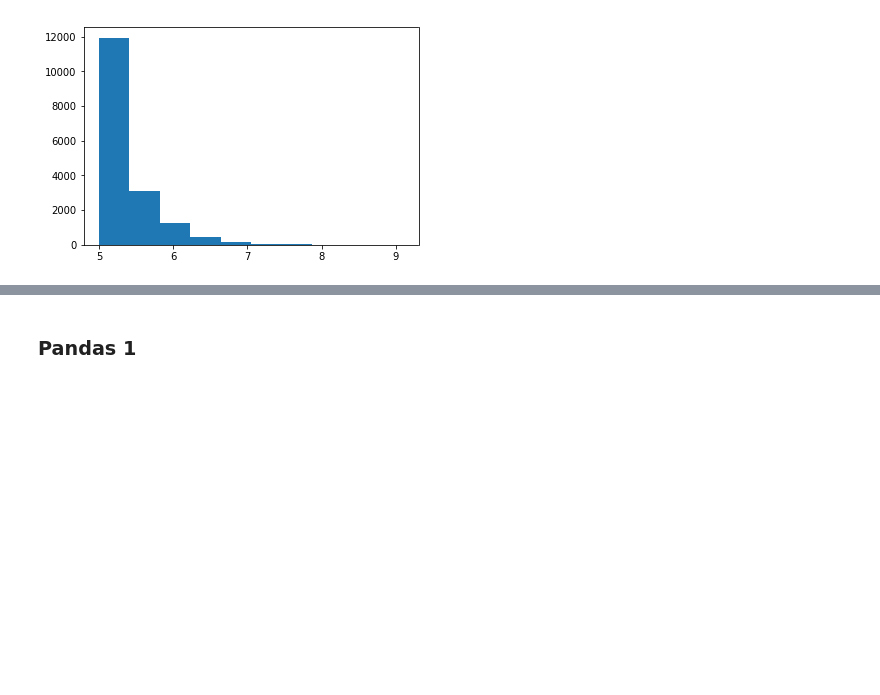
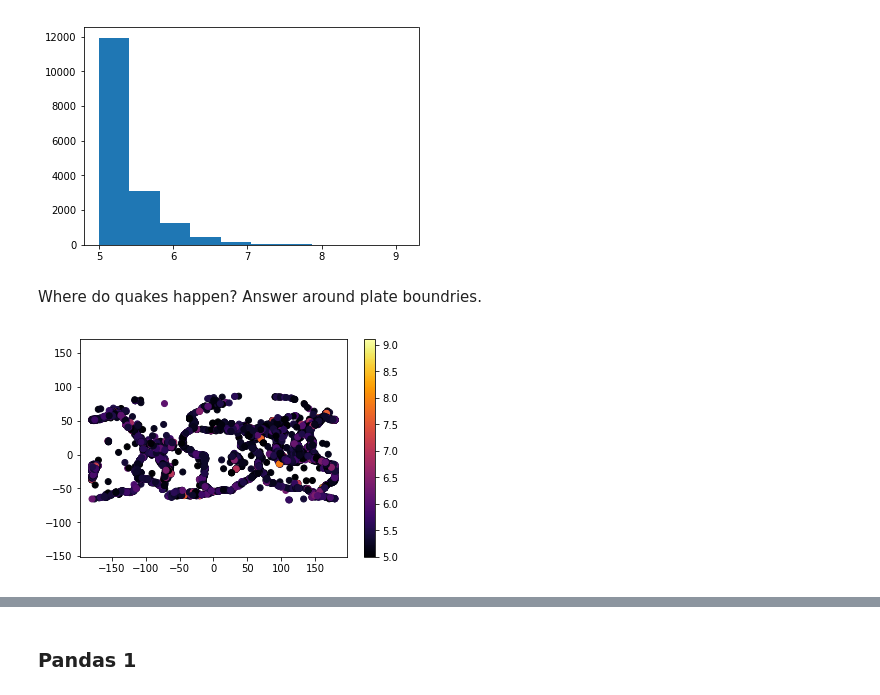
Before and after one commit to jfan3/BootCamp2018, a Jupyter notebook: ProbSets/Comp/PS2/PS2.ipynb, the cells around one changed output, grey strips where cells are left out. Cells and saved outputs as stored; diff of their text form; code cells hidden in the pictures; blank space fills up the shorter version.

```diff
--- a/ProbSets/Comp/PS2/PS2.ipynb
+++ b/ProbSets/Comp/PS2/PS2.ipynb
@@ -211,3 +213,12 @@ plt.hist(magnitude)
 plt.show()
 # %% [output]
 [figure]
+# %% [markdown]
+Where do quakes happen? Answer around plate boundries.
+# %%
+plt.scatter(longitude, latitude, cmap = "inferno", c = magnitude,)
+plt.colorbar()
+plt.axis("equal")
+plt.show()
+# %% [output]
+[figure, added]
```
Also changed, not shown: parts of 109 cells of this notebook, 20 other files.
